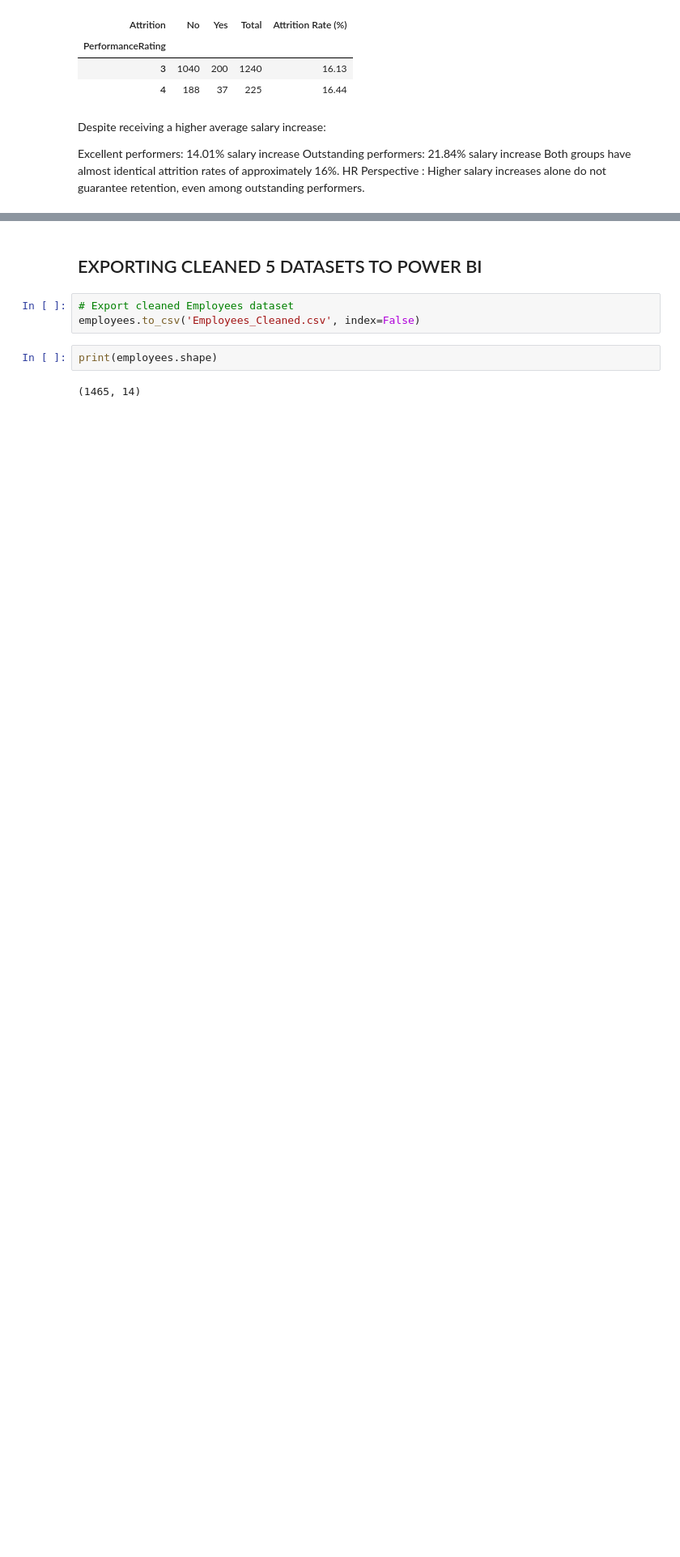
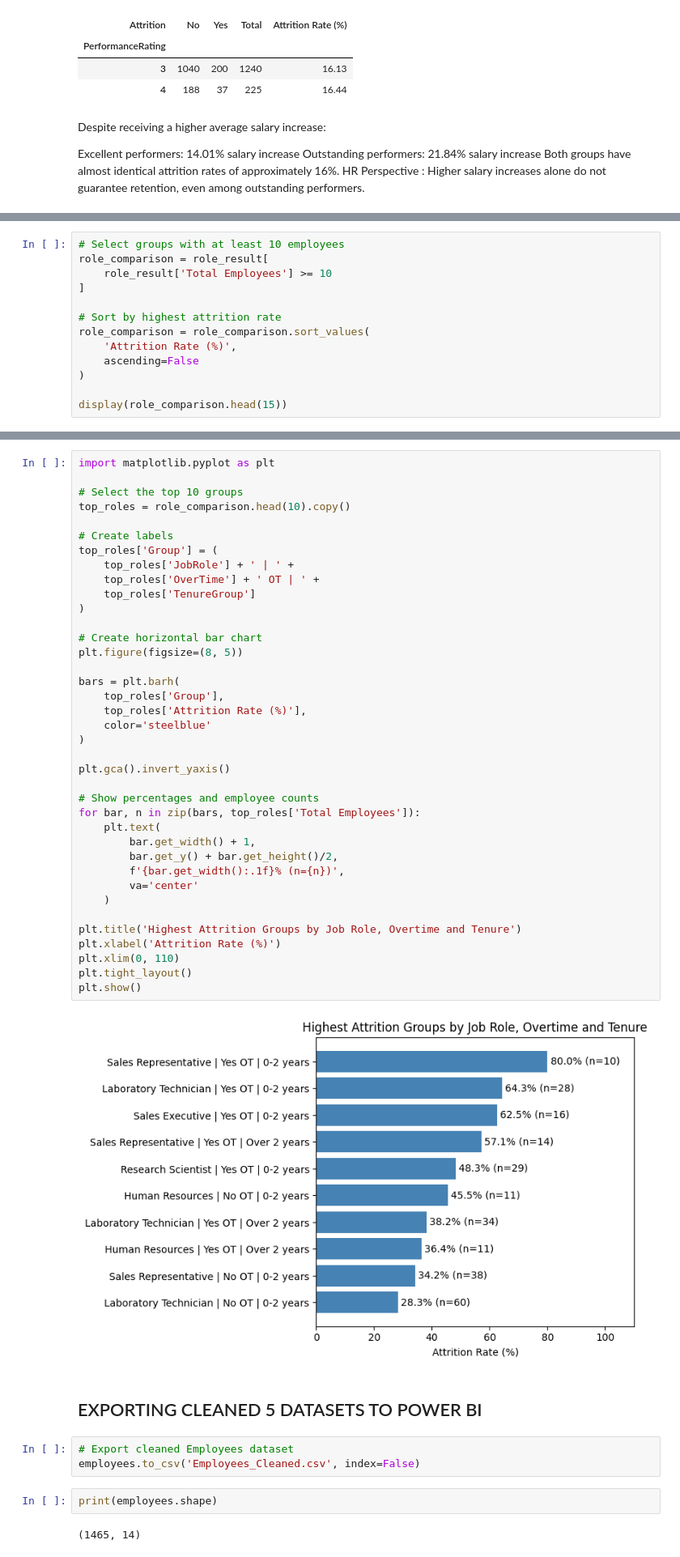
Before and after one commit to Jamieho1602/IBM-HR-Analytics-Overview, a Jupyter notebook: IBM_HR_Analytics.ipynb, the cells around one changed output, grey strips where cells are left out. Shown at 81% size. Cells and saved outputs as stored; diff of their text form; blank space fills up the shorter version.

```diff
--- a/IBM_HR_Analytics.ipynb
+++ b/IBM_HR_Analytics.ipynb
@@ -1553,0 +1707,13 @@ HR Perspective : Higher salary increases alone do not guarantee retention, even
+# %%
+# Select groups with at least 10 employees
+role_comparison = role_result[
+    role_result['Total Employees'] >= 10
+]
+
+# Sort by highest attrition rate
+role_comparison = role_comparison.sort_values(
+    'Attrition Rate (%)',
+    ascending=False
+)
+
+display(role_comparison.head(15))
@@ -1554,3 +1737,43 @@ HR Perspective : Higher salary increases alone do not guarantee retention, even
+# %%
+import matplotlib.pyplot as plt
+
+# Select the top 10 groups
+top_roles = role_comparison.head(10).copy()
+
+# Create labels
+top_roles['Group'] = (
+    top_roles['JobRole'] + ' | ' +
+    top_roles['OverTime'] + ' OT | ' +
+    top_roles['TenureGroup']
+)
+
+# Create horizontal bar chart
+plt.figure(figsize=(8, 5))
+
+bars = plt.barh(
+    top_roles['Group'],
+    top_roles['Attrition Rate (%)'],
+    color='steelblue'
+)
+
+plt.gca().invert_yaxis()
+
+# Show percentages and employee counts
+for bar, n in zip(bars, top_roles['Total Employees']):
+    plt.text(
+        bar.get_width() + 1,
+        bar.get_y() + bar.get_height()/2,
+        f'{bar.get_width():.1f}% (n={n})',
+        va='center'
+    )
+
+plt.title('Highest Attrition Groups by Job Role, Overtime and Tenure')
+plt.xlabel('Attrition Rate (%)')
+plt.xlim(0, 110)
+plt.tight_layout()
+plt.show()
+# %% [output]
+[figure, added]
 # %% [markdown]
 ## EXPORTING CLEANED 5 DATASETS TO POWER BI
 # %%
```
Also changed, not shown: parts of 10 cells of this notebook.
